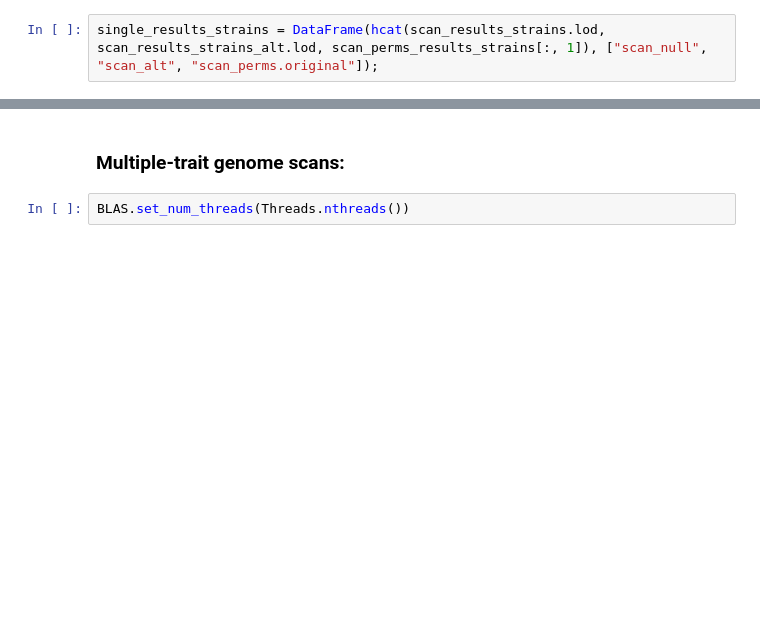
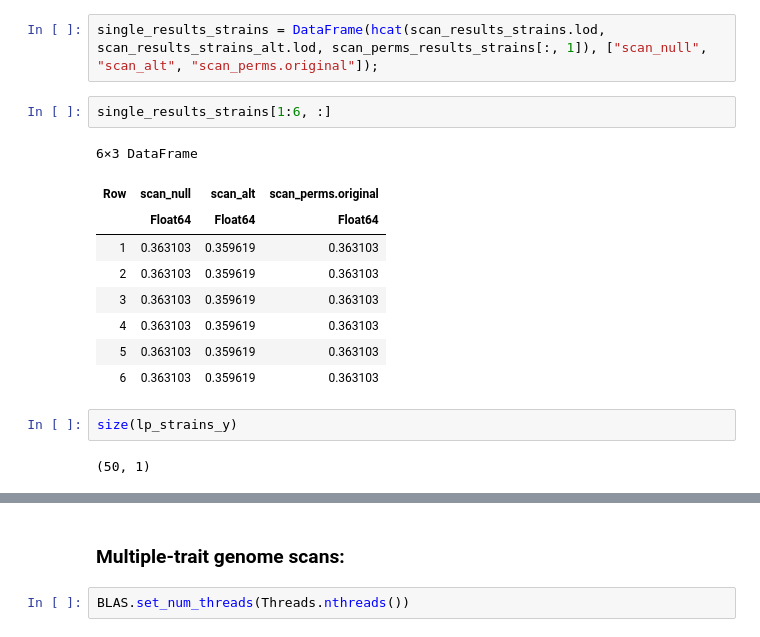
Before and after one commit to learningMalanya/BulkLMM_Analyses, a Jupyter notebook: BXDLongevity/BXDLongevity_Analysis.ipynb, the cells around one changed output, grey strips where cells are left out. Cells and saved outputs as stored; diff of their text form; blank space fills up the shorter version.

```diff
--- a/BXDLongevity/BXDLongevity_Analysis.ipynb
+++ b/BXDLongevity/BXDLongevity_Analysis.ipynb
@@ -353,2 +404,18 @@ lpst_strains_y = reshape(lpst_strains_Y[:, lp_id], :, 1);
 # %%
 single_results_strains = DataFrame(hcat(scan_results_strains.lod, scan_results_strains_alt.lod, scan_perms_results_strains[:, 1]), ["scan_null", "scan_alt", "scan_perms.original"]);
+# %%
+single_results_strains[1:6, :]
+# %% [output]
+6×3 DataFrame
+| Row | scan_null | scan_alt | scan_perms.original |
+|  | Float64 | Float64 | Float64 |
+| 1 | 0.363103 | 0.359619 | 0.363103 |
+| 2 | 0.363103 | 0.359619 | 0.363103 |
+| 3 | 0.363103 | 0.359619 | 0.363103 |
+| 4 | 0.363103 | 0.359619 | 0.363103 |
+| 5 | 0.363103 | 0.359619 | 0.363103 |
+| 6 | 0.363103 | 0.359619 | 0.363103 |
+# %%
+size(lp_strains_y)
+# %% [output]
+(50, 1)
```
Also changed, not shown: parts of 124 cells of this notebook, 1 other file.
